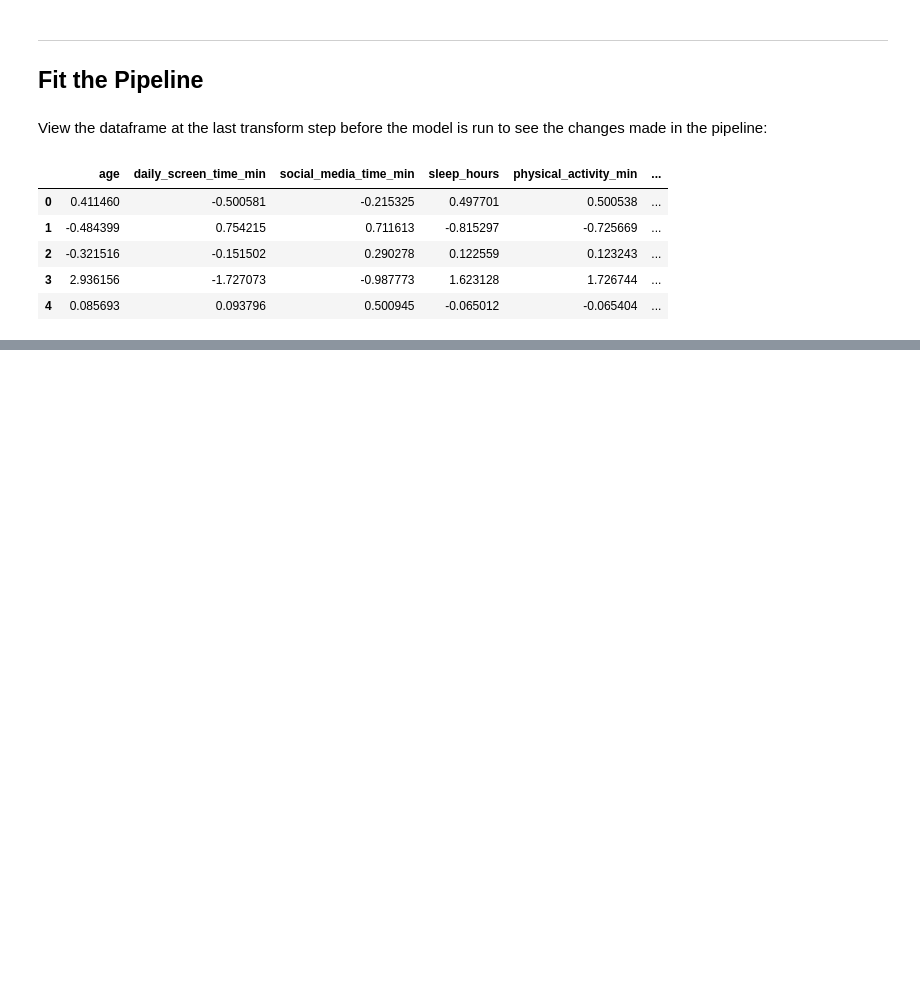
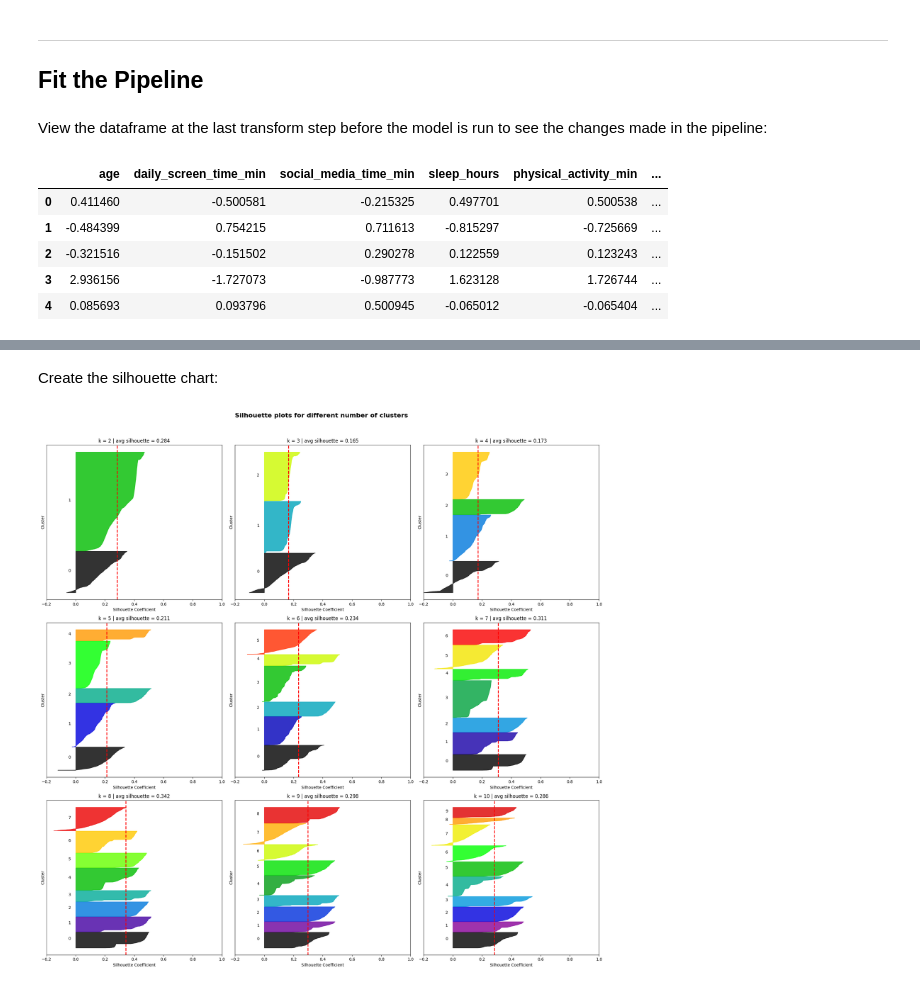
Before and after one commit to petedanielsmith/social-media-effect-on-mental-health, a Jupyter notebook: jupyter_notebooks/04_clustering.ipynb, the cells around one changed output, grey strips where cells are left out. Drawn from its saved outputs; the diff is of its cells as text; code cells hidden in the pictures; blank space fills up the shorter version.

Commit message:
Add silhouette charts to NB04 (#46)

```diff
--- a/jupyter_notebooks/04_clustering.ipynb
+++ b/jupyter_notebooks/04_clustering.ipynb
@@ -98,0 +173,28 @@ transformed_df.head()
+# %% [markdown]
+Create the silhouette chart:
+# %%
+
+# Define the different k values to plot
+k_values = [2, 3, 4, 5, 6, 7, 8, 9, 10]
+
+# Create subplots
+fig, axes = plt.subplots(3, 3, figsize=(20, 20))
+
+# Flatten the axes array for easier iteration
+axes = axes.flatten()
+
+# Generate silhouette plots for each k value using the preprocessed data thats been scaled and encoded but not clustered
+for ax, k in zip(axes, k_values):
+    silhouette_plot_single(ax, preprocessed, k)
+
+# Add overall title
+fig.suptitle('Silhouette plots for different number of clusters', fontsize=16, fontweight='bold')
+
+# Adjust spacing for suptitle
+plt.tight_layout(rect=[0, 0, 1, 0.96])
+
+# Save figure and show
+plt.savefig('../charts/silhouette_plots.png')
+plt.show()
+# %% [output]
+[figure, added]
```
Also changed, not shown: parts of 3 cells of this notebook, 1 other file.
